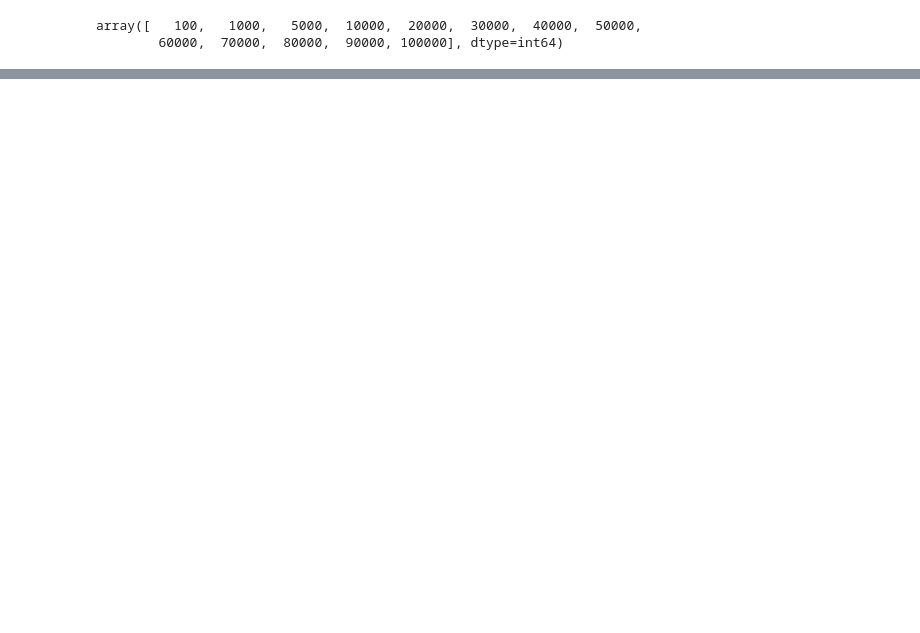
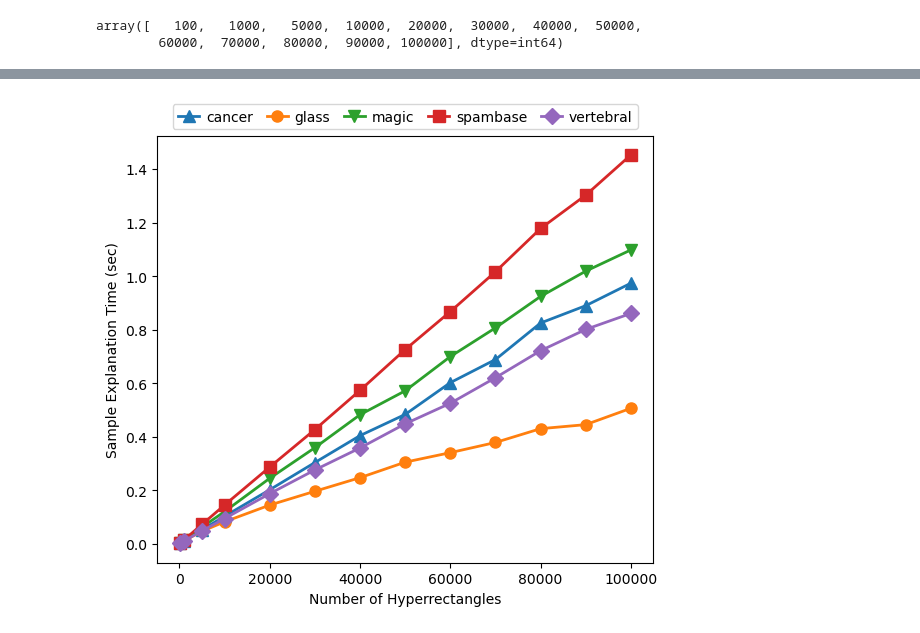
Before and after one commit to PeterVanNostrand/FACET, a Jupyter notebook: figures/vary_nrects.ipynb, the cells around one changed output, grey strips where cells are left out. Saved outputs shown, nothing was run; the diff lists cells and outputs as text; code cells hidden in the pictures; blank space fills up the shorter version.

```diff
--- a/figures/vary_nrects.ipynb
+++ b/figures/vary_nrects.ipynb
@@ -106,2 +111,4 @@ render_plot(xfeature="n_rects", yfeature="prep_time", xlabel="Number of Rectangl
 # %%
-render_plot(xfeature="n_rects", yfeature="sample_time", xlabel="Number of Rectangles", ylabel="Sample Explanation Time (sec)", title=None, save_name="explain_vs_nrects", loc="upper center", lhorz=True)
+render_plot(xfeature="n_rects", yfeature="sample_time", xlabel="Number of Hyperrectangles", ylabel="Sample Explanation Time (sec)", title=None, save_name="nrects_texplain", loc="upper center", lhorz=True)
+# %% [output]
+[figure, added]
```
Also changed, not shown: parts of 5 cells of this notebook, 17 other files.
